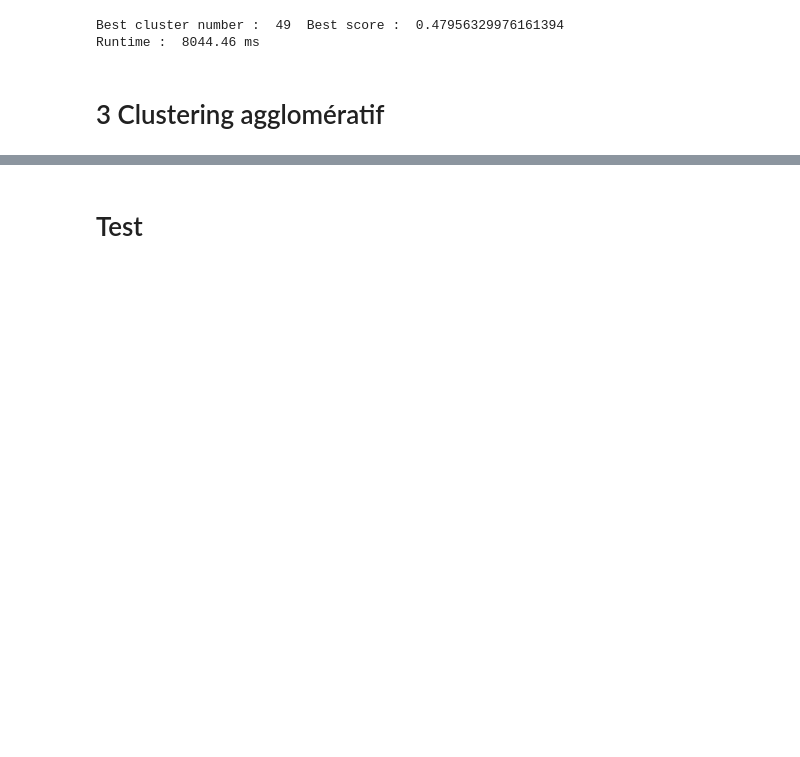
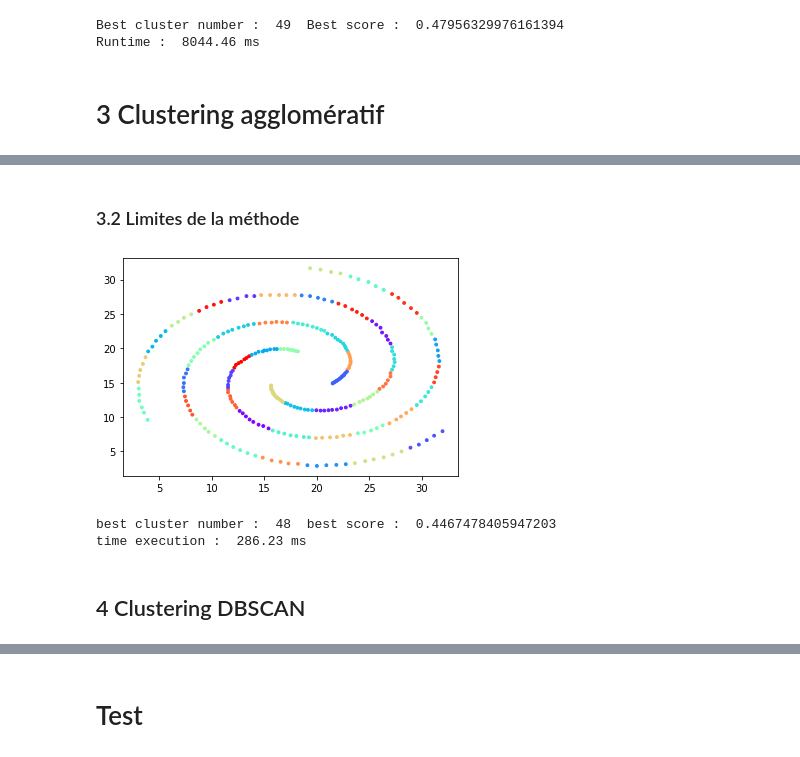
Before and after one commit to KevinCavailles/TP_clustering, a Jupyter notebook: notebook_clustering.ipynb, the cells around one changed output, grey strips where cells are left out. Drawn from its saved outputs; the diff is of its cells as text; code cells hidden in the pictures; blank space fills up the shorter version.

```diff
--- a/notebook_clustering.ipynb
+++ b/notebook_clustering.ipynb
@@ -164,0 +183,10 @@ def Agglomeratif(fileTestName,manieres):
+# %% [markdown]
+### 3.2 Limites de la méthode
+# %%
+Agglomeratif("3-spiral.arff",'complete')
+# %% [output]
+[figure, added]
+best cluster number :  48  best score :  0.4467478405947203
+time execution :  286.23 ms
+# %% [markdown]
+## 4 Clustering DBSCAN
```
Also changed, not shown: parts of 13 cells of this notebook.
